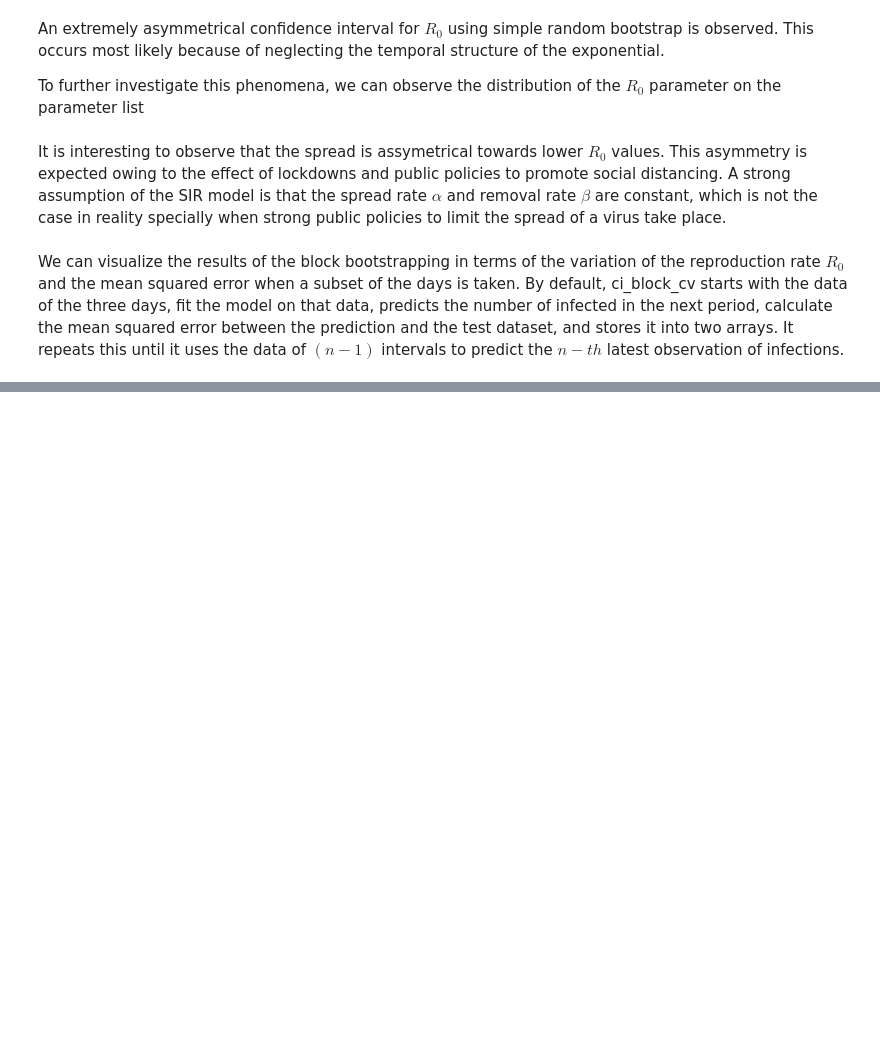
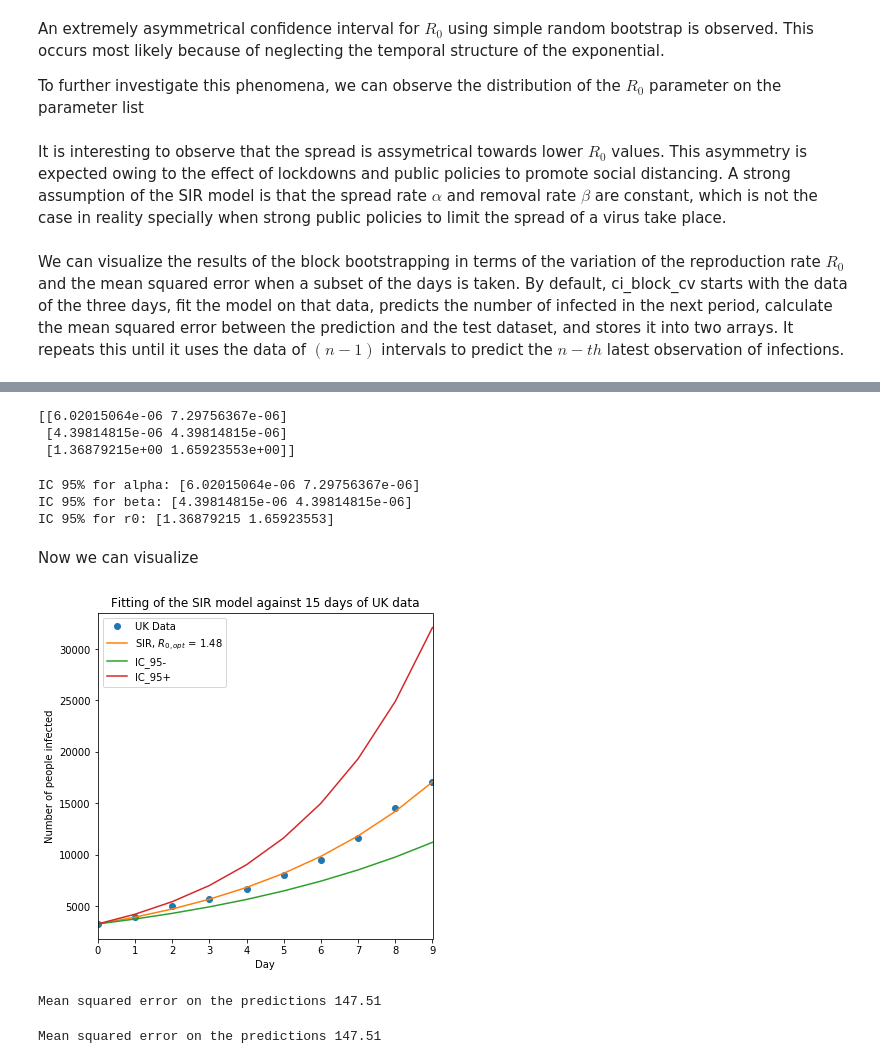
Before and after one commit to open-sir/open-sir, a Jupyter notebook: SIR-X.ipynb, the cells around one changed output, grey strips where cells are left out. Saved outputs shown, nothing was run; the diff lists cells and outputs as text; code cells hidden in the pictures; blank space fills up the shorter version.

```diff
--- a/SIR-X.ipynb
+++ b/SIR-X.ipynb
@@ -370,0 +500,55 @@ plt.show()
+# %%
+# Get the confidence interval through bootstrap
+par_ci = ci_bootstrap(SIR_UK, t_d, I_rs, P_UK, n_iter=1000)
+# %% [output]
+[[6.02015064e-06 7.29756367e-06]
+ [4.39814815e-06 4.39814815e-06]
+ [1.36879215e+00 1.65923553e+00]]
+# %%
+alpha_min = par_ci[0][0]
+alpha_max = par_ci[0][1]
+# Explore the confidence intervals
+print("IC 95% for alpha:", par_ci[0])
+print("IC 95% for beta:", par_ci[1])
+print("IC 95% for r0:", par_ci[2])
+# %% [output]
+IC 95% for alpha: [6.02015064e-06 7.29756367e-06]
+IC 95% for beta: [4.39814815e-06 4.39814815e-06]
+IC 95% for r0: [1.36879215 1.65923553]
+# %% [markdown]
+Now we can visualize
+# %%
+# Build numerical solution
+I_opt = SIR_UK.solve(t_s[-1], 10)[:,2]*P_UK
+beta_0 = SIR_UK.p[1]
+SIR_minus = SIR([alpha_min, beta_0],w0)
+SIR_plus = SIR([alpha_max, beta_0],w0)
+I_minus = SIR_minus.solve(t_s[-1], 10)[:,2]*P_UK
+I_plus = SIR_plus.solve(t_s[-1], 10)[:,2]*P_UK
+
+# lag = 6
+
+R_opt = SIR_UK.R_0 #
+
+plt.figure(figsize=[6,6])
+plt.plot(t_d,I_UK,'o')
+plt.plot(t_d, I_opt)
+plt.plot(t_d, I_minus)
+plt.plot(t_d, I_plus)
+plt.legend(["UK Data","SIR, $R_{0,opt}$ = %.2f"%R_opt,"IC_95-","IC_95+"])
+plt.title("Fitting of the SIR model against 15 days of UK data")
+plt.ylabel("Number of people infected")
+plt.xlabel("Day")
+plt.xlim([min(t_d),max(t_d)])
+plt.show()
+
+I_UK-I_opt
+MSE = sum(np.sqrt((I_opt-I_UK)**2))/len(I_UK)
+print("Mean squared error on the predictions %.2f" % MSE)
+# %% [output]
+[figure, added]
+Mean squared error on the predictions 147.51
+# %%
+print("Mean squared error on the predictions %.2f" % MSE)
+# %% [output]
+Mean squared error on the predictions 147.51
```
Also changed, not shown: parts of 17 cells of this notebook.
